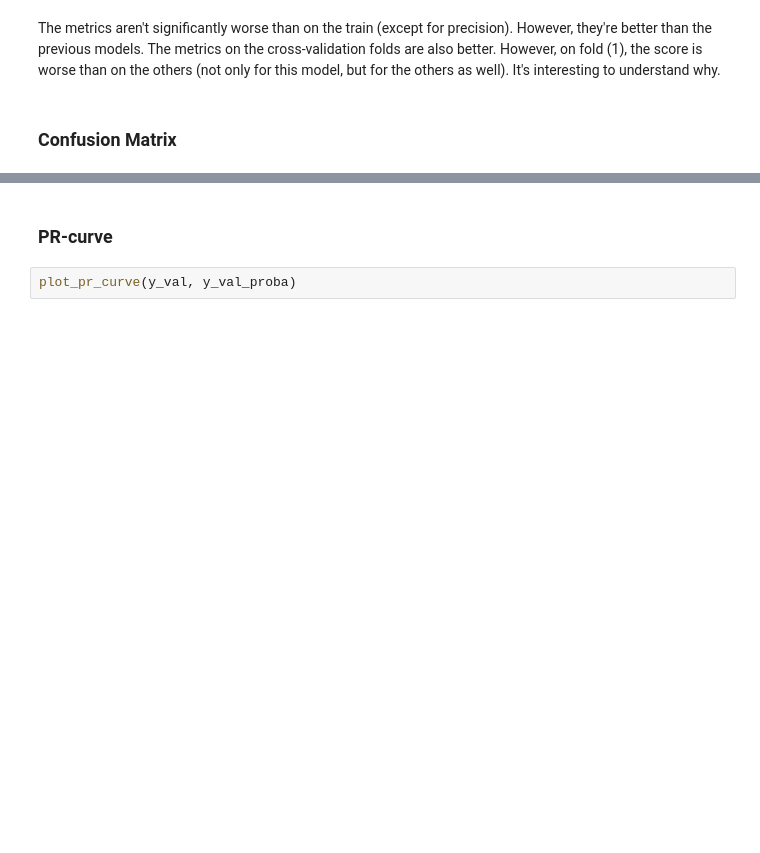
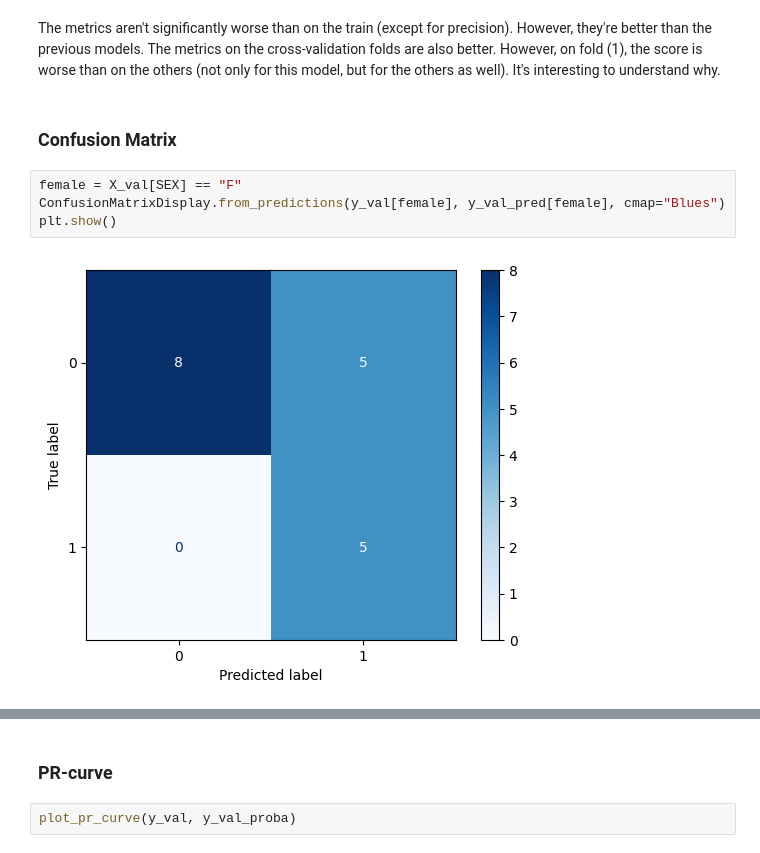
Before and after one commit to Lymuthien/heart_failure, a Jupyter notebook: notebooks/5.0-catboost.ipynb, the cells around one changed output, grey strips where cells are left out. Saved outputs shown, nothing was run; the diff lists cells and outputs as text; blank space fills up the shorter version.

```diff
--- a/notebooks/5.0-catboost.ipynb
+++ b/notebooks/5.0-catboost.ipynb
@@ -133,4 +138,10 @@ dtype: float64
 The metrics aren't significantly worse than on the train (except for precision). However, they're better than the previous models. The metrics on the cross-validation folds are also better. However, on fold (1), the score is worse than on the others (not only for this model, but for the others as well). It's interesting to understand why.
 # %% [markdown]
 ### Confusion Matrix
+# %%
+female = X_val[SEX] == "F"
+ConfusionMatrixDisplay.from_predictions(y_val[female], y_val_pred[female], cmap="Blues")
+plt.show()
+# %% [output]
+[figure, added]
 # %%
```
Also changed, not shown: parts of 13 cells of this notebook, 1 other file.
